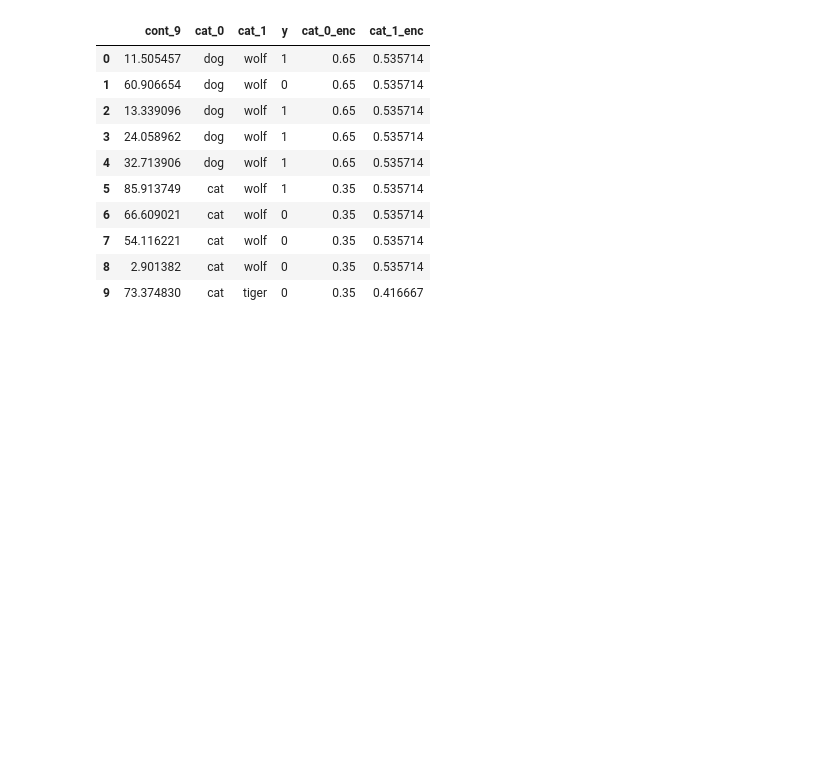
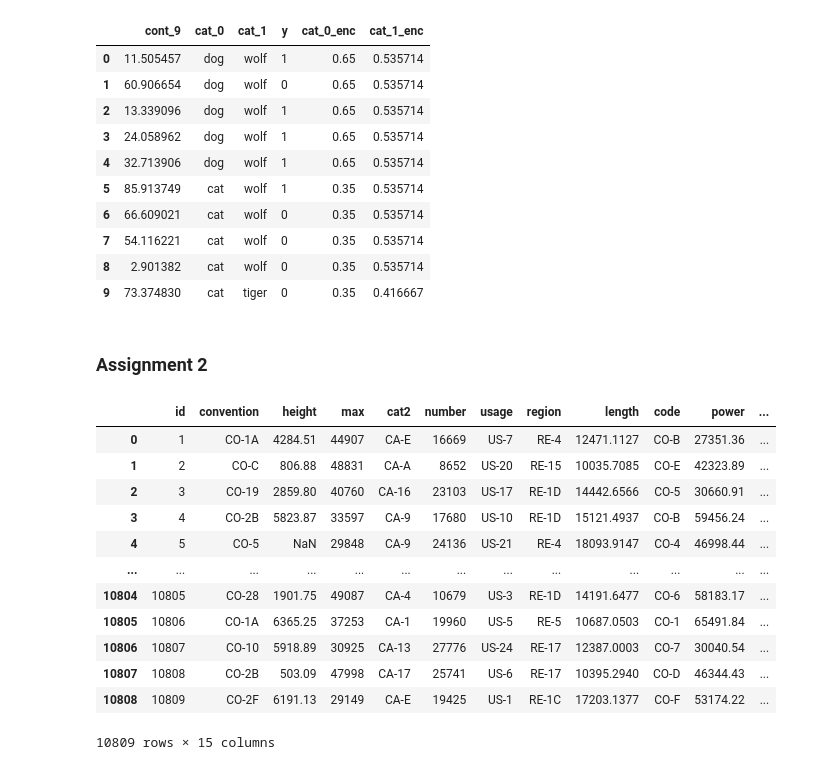
Before and after one commit to abhishek-shrm/learn_jh, a Jupyter notebook: learn_jh.ipynb, the cells around one changed output. Drawn from its saved outputs; the diff is of its cells as text; code cells hidden in the pictures; blank space fills up the shorter version.

Commit message:
assignment-2 complete

```diff
--- a/learn_jh.ipynb
+++ b/learn_jh.ipynb
@@ -115,3 +126,23 @@ df
 | 7 | 54.116221 | cat | wolf | 0 | 0.35 | 0.535714 |
 | 8 | 2.901382 | cat | wolf | 0 | 0.35 | 0.535714 |
 | 9 | 73.374830 | cat | tiger | 0 | 0.35 | 0.416667 |
+# %% [markdown]
+### Assignment 2
+# %%
+url='http://data.heatonresearch.com/data/t81-558/datasets/reg-33-data.csv'
+df=pd.read_csv(url)
+df
+# %% [output]
+|  | id | convention | height | max | cat2 | number | usage | region | length | code | power | ... |
+| 0 | 1 | CO-1A | 4284.51 | 44907 | CA-E | 16669 | US-7 | RE-4 | 12471.1127 | CO-B | 27351.36 | ... |
+| 1 | 2 | CO-C | 806.88 | 48831 | CA-A | 8652 | US-20 | RE-15 | 10035.7085 | CO-E | 42323.89 | ... |
+| 2 | 3 | CO-19 | 2859.80 | 40760 | CA-16 | 23103 | US-17 | RE-1D | 14442.6566 | CO-5 | 30660.91 | ... |
+| 3 | 4 | CO-2B | 5823.87 | 33597 | CA-9 | 17680 | US-10 | RE-1D | 15121.4937 | CO-B | 59456.24 | ... |
+| 4 | 5 | CO-5 | NaN | 29848 | CA-9 | 24136 | US-21 | RE-4 | 18093.9147 | CO-4 | 46998.44 | ... |
+| ... | ... | ... | ... | ... | ... | ... | ... | ... | ... | ... | ... | ... |
+| 10804 | 10805 | CO-28 | 1901.75 | 49087 | CA-4 | 10679 | US-3 | RE-1D | 14191.6477 | CO-6 | 58183.17 | ... |
+| 10805 | 10806 | CO-1A | 6365.25 | 37253 | CA-1 | 19960 | US-5 | RE-5 | 10687.0503 | CO-1 | 65491.84 | ... |
+| 10806 | 10807 | CO-10 | 5918.89 | 30925 | CA-13 | 27776 | US-24 | RE-17 | 12387.0003 | CO-7 | 30040.54 | ... |
+| 10807 | 10808 | CO-2B | 503.09 | 47998 | CA-17 | 25741 | US-6 | RE-17 | 10395.2940 | CO-D | 46344.43 | ... |
+| 10808 | 10809 | CO-2F | 6191.13 | 29149 | CA-E | 19425 | US-1 | RE-1C | 17203.1377 | CO-F | 53174.22 | ... |
+10809 rows × 15 columns
```
Also changed, not shown: parts of 14 cells of this notebook.
